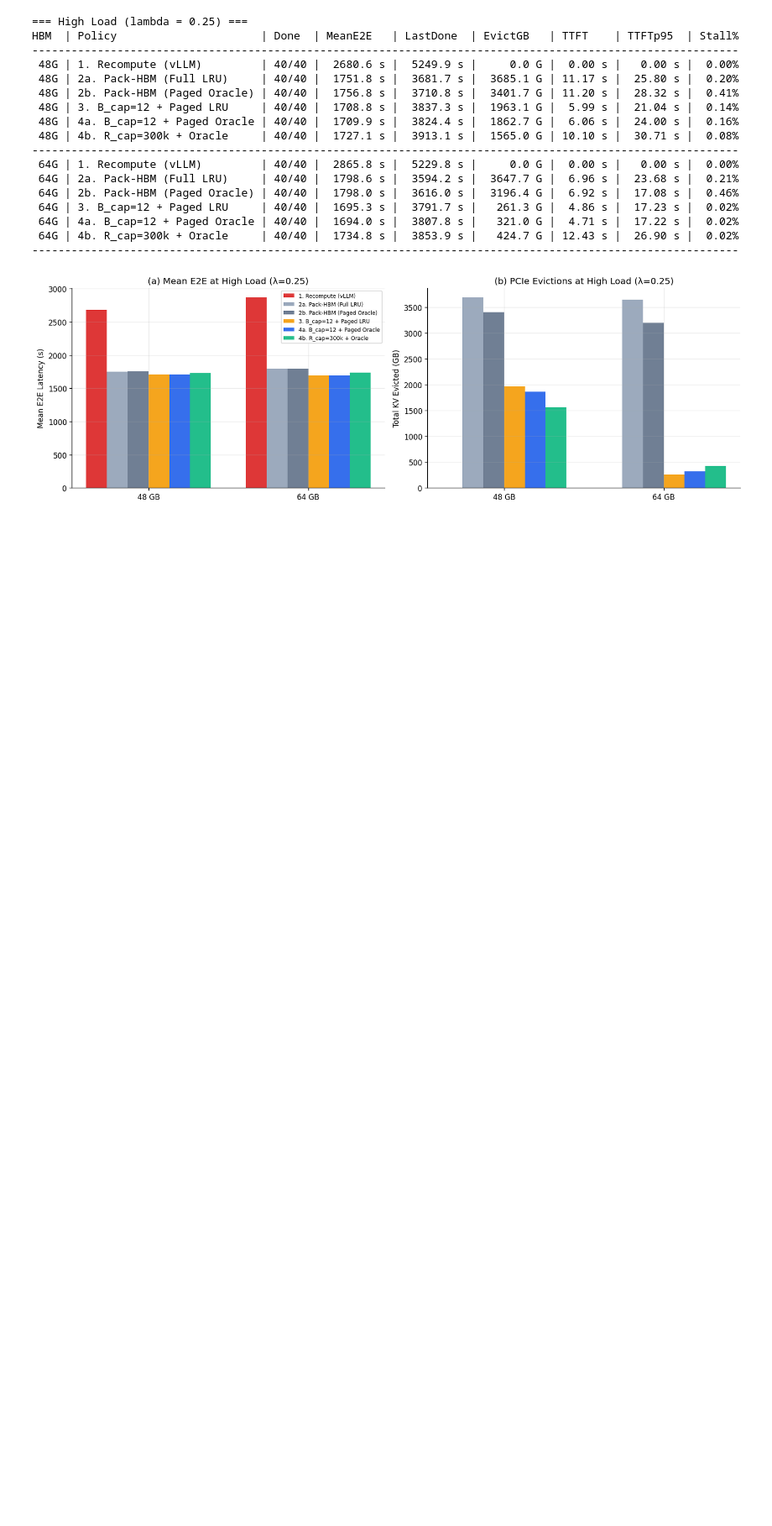
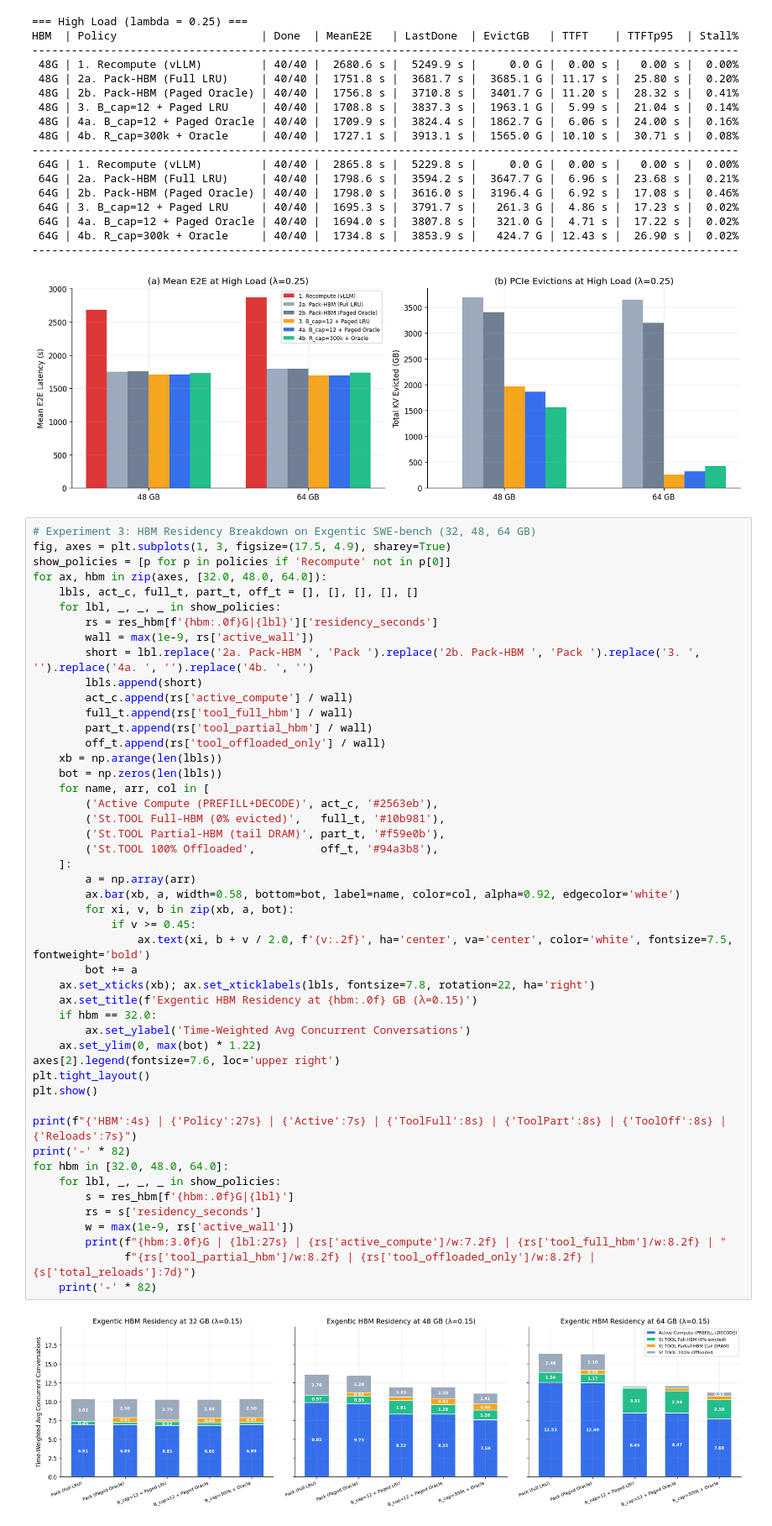
Before and after one commit to javierdiegof/oracle-vidur, a Jupyter notebook: notebooks/narrative_experiments.ipynb, the cells around one changed output. Shown at 84% size. Cells and saved outputs as stored; diff of their text form; blank space fills up the shorter version.

Commit message:
More experiments, visualizations

```diff
--- a/notebooks/narrative_experiments.ipynb
+++ b/notebooks/narrative_experiments.ipynb
@@ -180,3 +180,53 @@ HBM  | Policy                      | Done  | MeanE2E   | LastDone  | EvictGB   |
  64G | 4b. R_cap=300k + Oracle     | 40/40 |  1734.8 s |  3853.9 s |   424.7 G | 12.43 s |  26.90 s |  0.02%
 ------------------------------------------------------------------------------------------------------------
 [figure]
+# %%
+# Experiment 3: HBM Residency Breakdown on Exgentic SWE-bench (32, 48, 64 GB)
+fig, axes = plt.subplots(1, 3, figsize=(17.5, 4.9), sharey=True)
+show_policies = [p for p in policies if 'Recompute' not in p[0]]
+for ax, hbm in zip(axes, [32.0, 48.0, 64.0]):
+    lbls, act_c, full_t, part_t, off_t = [], [], [], [], []
+    for lbl, _, _, _ in show_policies:
+        rs = res_hbm[f'{hbm:.0f}G|{lbl}']['residency_seconds']
+        wall = max(1e-9, rs['active_wall'])
+        short = lbl.replace('2a. Pack-HBM ', 'Pack ').replace('2b. Pack-HBM ', 'Pack ').replace('3. ', '').replace('4a. ', '').replace('4b. ', '')
+        lbls.append(short)
+        act_c.append(rs['active_compute'] / wall)
+        full_t.append(rs['tool_full_hbm'] / wall)
+        part_t.append(rs['tool_partial_hbm'] / wall)
+        off_t.append(rs['tool_offloaded_only'] / wall)
+    xb = np.arange(len(lbls))
+    bot = np.zeros(len(lbls))
+    for name, arr, col in [
+        ('Active Compute (PREFILL+DECODE)', act_c, '#2563eb'),
+        ('St.TOOL Full-HBM (0% evicted)',   full_t, '#10b981'),
+        ('St.TOOL Partial-HBM (tail DRAM)', part_t, '#f59e0b'),
+        ('St.TOOL 100% Offloaded',          off_t, '#94a3b8'),
+    ]:
+        a = np.array(arr)
+        ax.bar(xb, a, width=0.58, bottom=bot, label=name, color=col, alpha=0.92, edgecolor='white')
+        for xi, v, b in zip(xb, a, bot):
+            if v >= 0.45:
+                ax.text(xi, b + v / 2.0, f'{v:.2f}', ha='center', va='center', color='white', fontsize=7.5, fontweight='bold')
+        bot += a
+    ax.set_xticks(xb); ax.set_xticklabels(lbls, fontsize=7.8, rotation=22, ha='right')
+    ax.set_title(f'Exgentic HBM Residency at {hbm:.0f} GB (λ=0.15)')
+    if hbm == 32.0:
+        ax.set_ylabel('Time-Weighted Avg Concurrent Conversations')
+    ax.set_ylim(0, max(bot) * 1.22)
+axes[2].legend(fontsize=7.6, loc='upper right')
+plt.tight_layout()
+plt.show()
+
+print(f"{'HBM':4s} | {'Policy':27s} | {'Active':7s} | {'ToolFull':8s} | {'ToolPart':8s} | {'ToolOff':8s} | {'Reloads':7s}")
+print('-' * 82)
+for hbm in [32.0, 48.0, 64.0]:
+    for lbl, _, _, _ in show_policies:
+        s = res_hbm[f'{hbm:.0f}G|{lbl}']
+        rs = s['residency_seconds']
+        w = max(1e-9, rs['active_wall'])
+        print(f"{hbm:3.0f}G | {lbl:27s} | {rs['active_compute']/w:7.2f} | {rs['tool_full_hbm']/w:8.2f} | "
+              f"{rs['tool_partial_hbm']/w:8.2f} | {rs['tool_offloaded_only']/w:8.2f} | {s['total_reloads']:7d}")
+    print('-' * 82)
+# %% [output]
+[figure, added]
```
Also changed, not shown: parts of 3 cells of this notebook, 3 other files.
